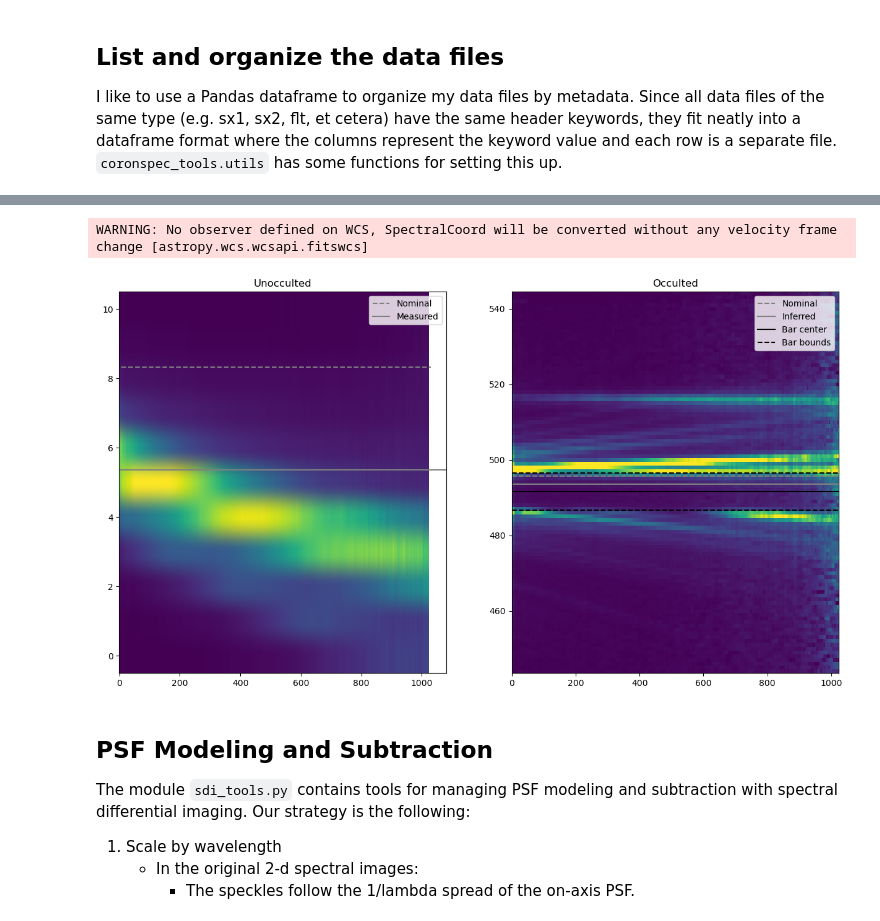
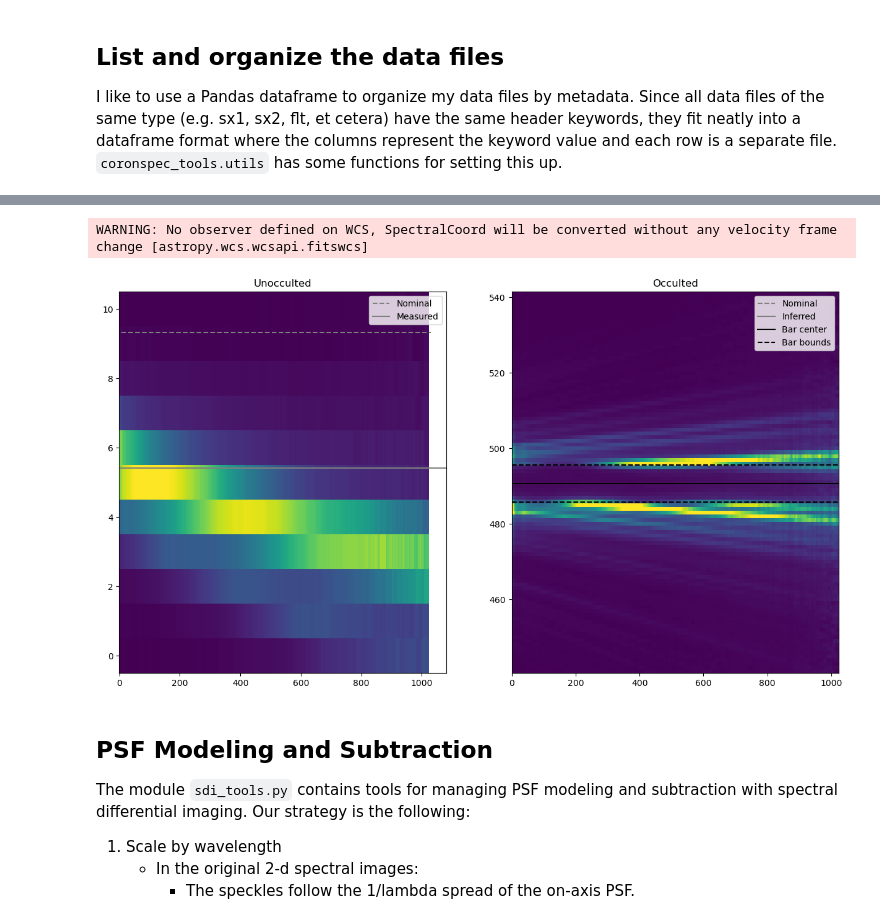
Before and after one commit to aggle/stis_lss_coronagraphy, a Jupyter notebook: example_notebooks/3. Injection and recovery.ipynb, the cells around one changed output, grey strips where cells are left out. Cells and saved outputs as stored; diff of their text form; code cells hidden in the pictures.

```diff
--- a/example_notebooks/3. Injection and recovery.ipynb
+++ b/example_notebooks/3. Injection and recovery.ipynb
@@ -36,9 +36,9 @@ for ft in file_managers:
     file_managers[ft] = ctutils.organize_files_by_header(file_managers[ft])
 # %%
 # we need the sx1 file, the unocculted exposure, and the occulted exposure. Looking at the Data Spreadsheet, these are:
-sx1_rootname = 'OF0I02010'.lower()
-unocc_rootname = 'OF0I02010'.lower()
-occ_rootname = 'OF0I02020'.lower()
+sx1_rootname = 'OF0I04010'.lower()
+unocc_rootname = 'OF0I04010'.lower()
+occ_rootname = 'OF0I04020'.lower()
 
 # the sx1 file is in the sx1 file manager:
 sx1_file = file_managers['sx1'].set_index("ROOTNAME").loc[sx1_rootname]['filepath']
@@ -84,7 +84,8 @@ ax.set_title("Unocculted")
 ax.imshow(
     obs.unocc_trace.data,
     **ctmisc.img_vrange(obs.unocc_trace.data),
-    origin='lower'
+    origin='lower',
+    interpolation='none',
 )
 nominal_col, nominal_row = obs.unocc_wcs.world_to_pixel_values(
     obs.wlsol,
@@ -98,34 +99,34 @@ ax.plot(
 )
 ax.axhline(
     obs.unocc_row - obs.unocc_trace.origin_original[1],
     c='gray', ls='-', label='Measured'
 )
 ax.legend()
 ax.set_aspect("auto")
 
 ax = axes[1]
 ax.set_title("Occulted")
 xcoords = np.arange(-0.5, obs.wlsol.size+0.5)
 ycoords = np.arange(*(obs.occ_stamp.bbox_original[0] + np.array([-0.5, 1.5])))
 ax.pcolormesh(
     xcoords, ycoords,
     obs.occ_stamp.data, **ctmisc.img_vrange(obs.occ_stamp.data),
 )
 nominal_col, nominal_row = obs.occ_wcs.world_to_pixel_values(
     obs.wlsol.min(),
     units.Quantity(0, unit='deg')
 )
 ax.axhline(nominal_row , c='gray', ls='--', label='Nominal')
 ax.axhline(obs.occ_row, c='gray', ls='-', label='Inferred')
 ax.axhline(obs.occ_bar, ls='-', c='k', label='Bar center')
 bar_lb, bar_ub = obs.get_bar_bounds()
 ax.axhline(bar_lb, ls='--', c='k', label='Bar bounds')
 ax.axhline(bar_ub, ls='--', c='k')
 ax.legend()
 ax.set_aspect("auto")
 # %% [output]
 WARNING: No observer defined on WCS, SpectralCoord will be converted without any velocity frame change [astropy.wcs.wcsapi.fitswcs]
-[figure, old version]
+[figure, new version]
 # %% [markdown]
 ## PSF Modeling and Subtraction
 
```
Also changed, not shown: parts of 15 cells of this notebook, 3 other files.
